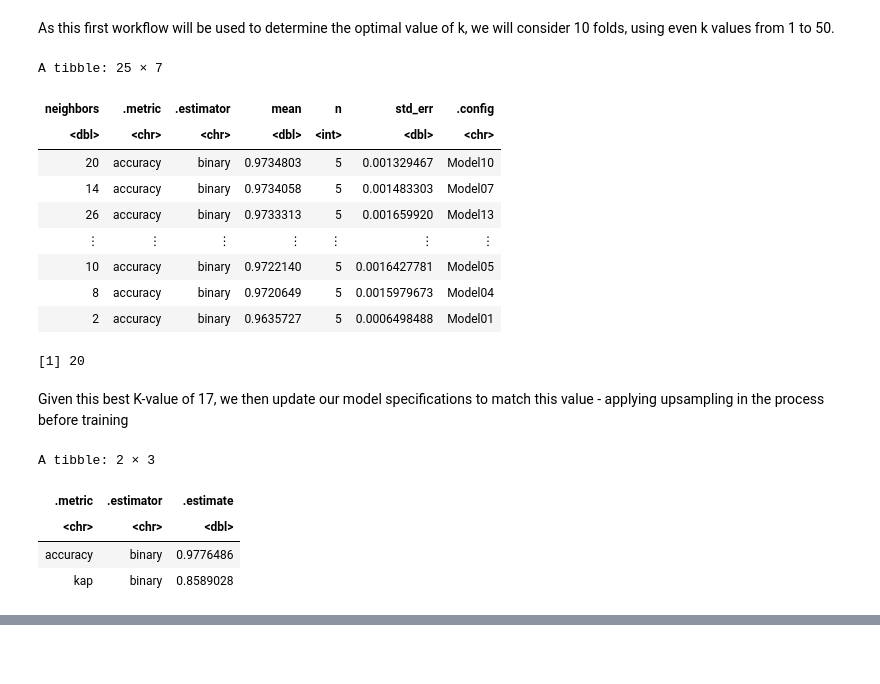
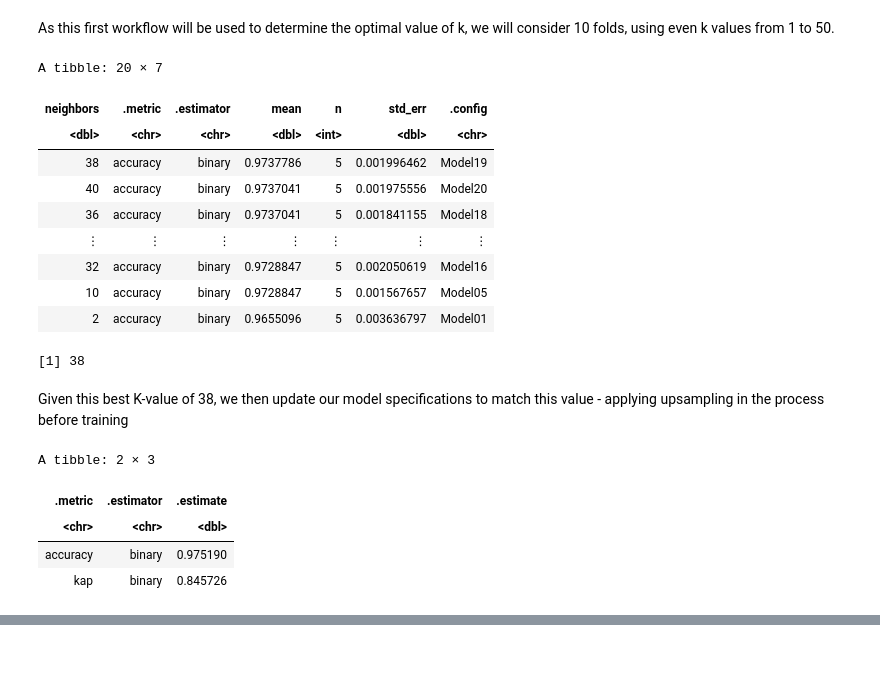
Before and after one commit to Remembria/Group-Analysis-of-Pulsar-Signalling, a Jupyter notebook: Group_Project_Report.ipynb, the cells around one changed output, grey strips where cells are left out. Drawn from its saved outputs; the diff is of its cells as text; code cells hidden in the pictures.

Commit message:
Finished Classification with ROSE

```diff
--- a/Group_Project_Report.ipynb
+++ b/Group_Project_Report.ipynb
@@ -317,7 +342,7 @@ library(themis)
 pulsar_recipe <- recipe(Class ~ ., data = pulsar_training) %>%
     step_center(all_predictors()) %>%
     step_scale(all_predictors()) %>%
-    step_rose(Class, over_ratio = 0.5, skip = TRUE)
+    step_rose(Class, over_ratio = 1)
 #     step_upsample(Class, over_ratio = 1)
 # %% [markdown]
 **Model Specification**
@@ -331,44 +356,45 @@ pulsar_spec <- nearest_neighbor(weight_func = "rectangular", neighbors = tune())
 As this first workflow will be used to determine the optimal value of k, we will consider 10 folds, using even k values from 1 to 50.
 # %%
 pulsar_vfold <- vfold_cv(pulsar_training, v = 5, strata = Class)
-gridvals <- tibble(neighbors = seq(from = 2, to = 50, by = 2))
+gridvals <- tibble(neighbors = seq(from = 2, to = 40, by = 2))
 
 best_k_value <- workflow() %>%
     add_model(pulsar_spec) %>%
     add_recipe(pulsar_recipe) %>%
     tune_grid(resamples = pulsar_vfold, grid = gridvals) %>%
     collect_metrics() %>%
     filter(.metric == "accuracy") %>%
     arrange(desc(mean))
-#     slice(1) %>%
+#      slice(1) %>%
 #     pull(neighbors)
 
 best_k_value_2 <- slice(best_k_value, 1) %>%
     pull(neighbors)
 
+options(repr.matrix.max.rows = 6, repr.matrix.max.cols = 10)
 best_k_value
-
 best_k_value_2
 # %% [output]
-A tibble: 25 × 7
+A tibble: 20 × 7
 | neighbors | .metric | .estimator | mean | n | std_err | .config |
 | <dbl> | <chr> | <chr> | <dbl> | <int> | <dbl> | <chr> |
-| 20 | accuracy | binary | 0.9734803 | 5 | 0.001329467 | Model10 |
-| 14 | accuracy | binary | 0.9734058 | 5 | 0.001483303 | Model07 |
-| 26 | accuracy | binary | 0.9733313 | 5 | 0.001659920 | Model13 |
+| 38 | accuracy | binary | 0.9737786 | 5 | 0.001996462 | Model19 |
+| 40 | accuracy | binary | 0.9737041 | 5 | 0.001975556 | Model20 |
+| 36 | accuracy | binary | 0.9737041 | 5 | 0.001841155 | Model18 |
 | ⋮ | ⋮ | ⋮ | ⋮ | ⋮ | ⋮ | ⋮ |
-| 10 | accuracy | binary | 0.9722140 | 5 | 0.0016427781 | Model05 |
-| 8 | accuracy | binary | 0.9720649 | 5 | 0.0015979673 | Model04 |
-| 2 | accuracy | binary | 0.9635727 | 5 | 0.0006498488 | Model01 |
+| 32 | accuracy | binary | 0.9728847 | 5 | 0.002050619 | Model16 |
+| 10 | accuracy | binary | 0.9728847 | 5 | 0.001567657 | Model05 |
+| 2 | accuracy | binary | 0.9655096 | 5 | 0.003636797 | Model01 |
-[1] 20
+[1] 38
 # %% [markdown]
-Given this best K-value of 17, we then update our model specifications to match this value - applying upsampling in the process before training
+Given this best K-value of 38, we then update our model specifications to match this value - applying upsampling in the process before training
 # %%
 pulsar_upsampling <- recipe(Class ~ ., data = pulsar_training) %>%
     step_center(all_predictors()) %>%
     step_scale(all_predictors()) %>%
-    step_rose(Class, over_ratio = 0.5)
 #     step_upsample(Class, over_ratio = 1)
+    step_rose(Class, over_ratio = 1)
+
 #     prep()
 
 # upsampled_pulsar <- bake(pulsar_upsampling, pulsar_training)
@@ -396,5 +422,5 @@ pulsar_metrics
 A tibble: 2 × 3
 | .metric | .estimator | .estimate |
 | <chr> | <chr> | <dbl> |
-| accuracy | binary | 0.9776486 |
-| kap | binary | 0.8589028 |
+| accuracy | binary | 0.975190 |
+| kap | binary | 0.845726 |
```
Also changed, not shown: parts of 8 cells of this notebook.
